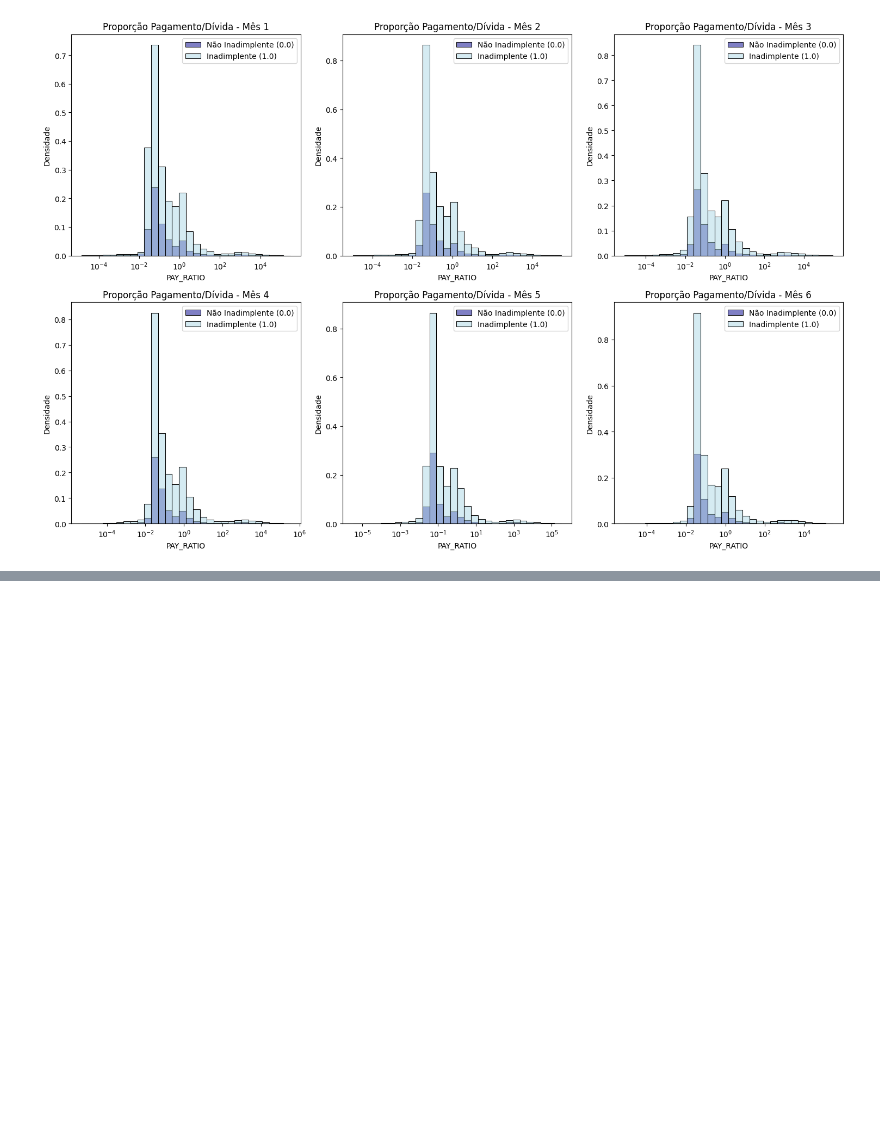
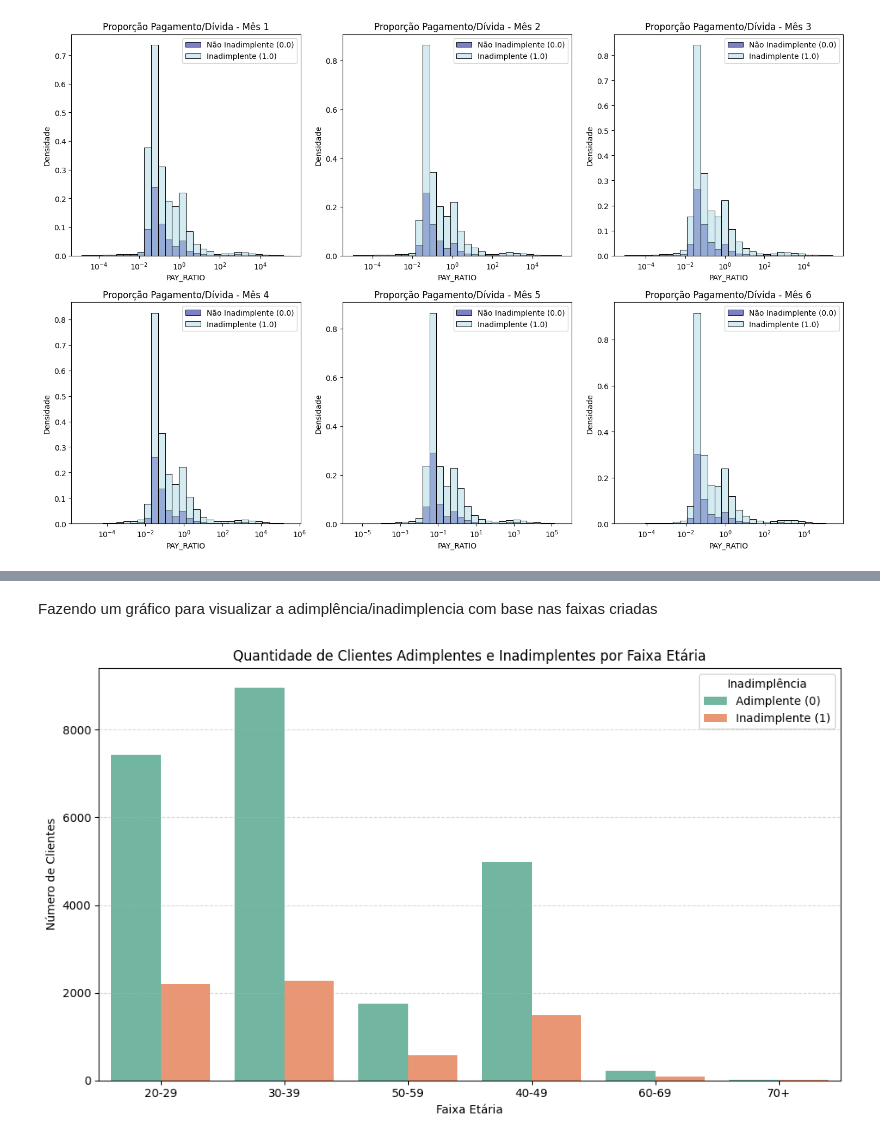
Before and after one commit to Micaelferrari/aprendizado-supervisionado, a Jupyter notebook: AprendizadoSuperisionado.ipynb, the cells around one changed output, grey strips where cells are left out. Drawn from its saved outputs; the diff is of its cells as text; code cells hidden in the pictures; blank space fills up the shorter version.

```diff
--- a/AprendizadoSuperisionado.ipynb
+++ b/AprendizadoSuperisionado.ipynb
@@ -384,0 +381,10 @@ plt.show()
+# %%
+# Definir os intervalos e rótulos das faixas etárias
+bins = [20, 30, 40, 50, 60, 70, 150]  # 150 cobre idades acima de 70
+labels = ['20-29', '30-39', '40-49', '50-59', '60-69', '70+']
+
+# Criar uma nova coluna com as faixas etárias
+df['AGE_BIN'] = pd.cut(df['AGE'], bins=bins, labels=labels, right=False)
+
+# Exibir a distribuição das faixas etárias
+print(df['AGE_BIN'].value_counts().sort_index())
@@ -384,0 +400,21 @@ plt.show()
+# %% [markdown]
+Fazendo um gráfico para visualizar a adimplência/inadimplencia com base nas faixas criadas
+# %%
+# Garantir que AGE_BIN seja string para o eixo X
+df_plot = df.dropna(subset=['AGE_BIN']).copy()
+df_plot['AGE_BIN'] = df_plot['AGE_BIN'].astype(str)
+
+# Plotar gráfico corrigido com o nome correto da coluna
+plt.figure(figsize=(10, 6))
+sns.countplot(data=df_plot, x='AGE_BIN', hue='default_payment_next_month', palette='Set2')
+
+# Estilização
+plt.title('Quantidade de Clientes Adimplentes e Inadimplentes por Faixa Etária')
+plt.xlabel('Faixa Etária')
+plt.ylabel('Número de Clientes')
+plt.legend(title='Inadimplência', labels=['Adimplente (0)', 'Inadimplente (1)'])
+plt.tight_layout()
+plt.grid(axis='y', linestyle='--', alpha=0.5)
+plt.show()
+# %% [output]
+[figure, added]
```
Also changed, not shown: parts of 19 cells of this notebook, 2 other files.
